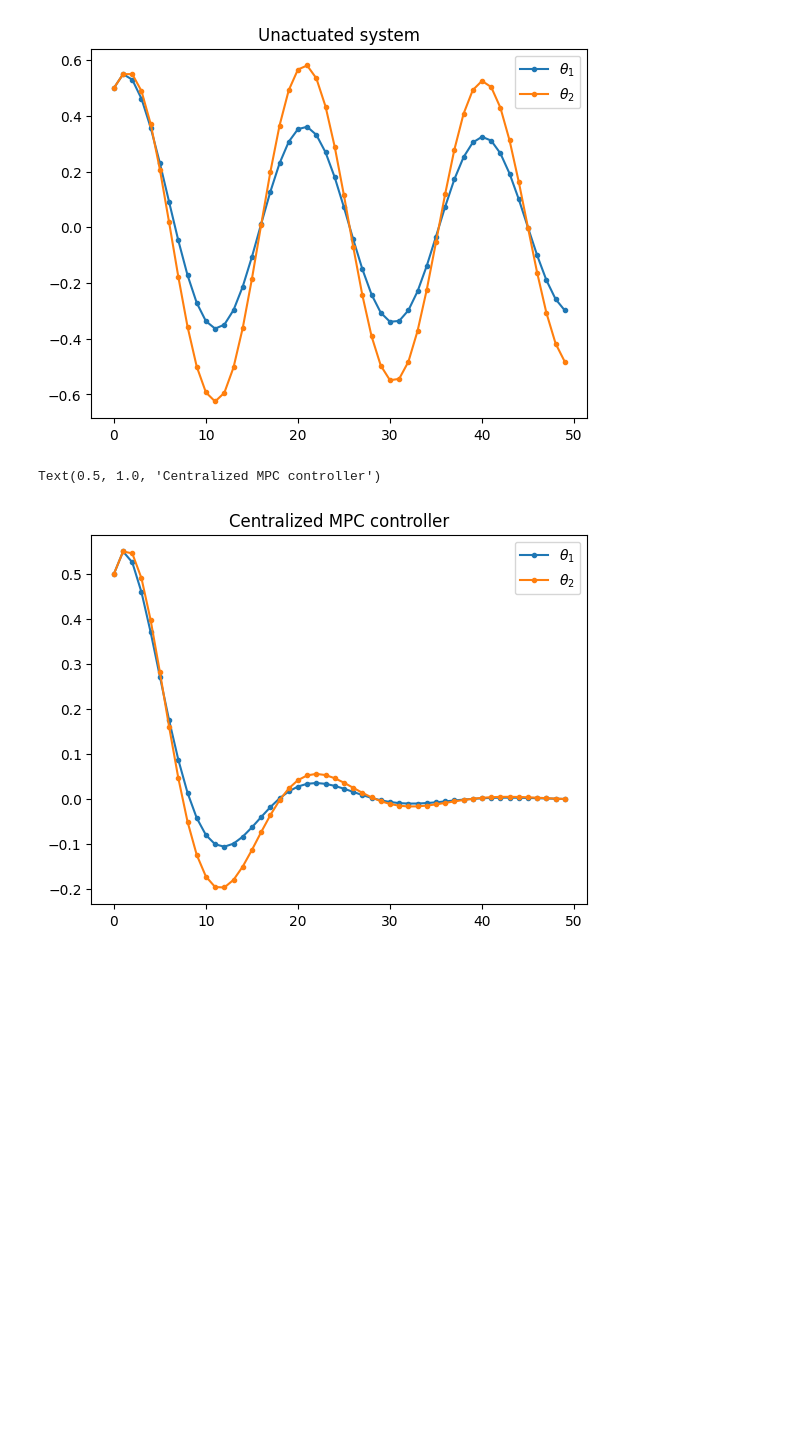
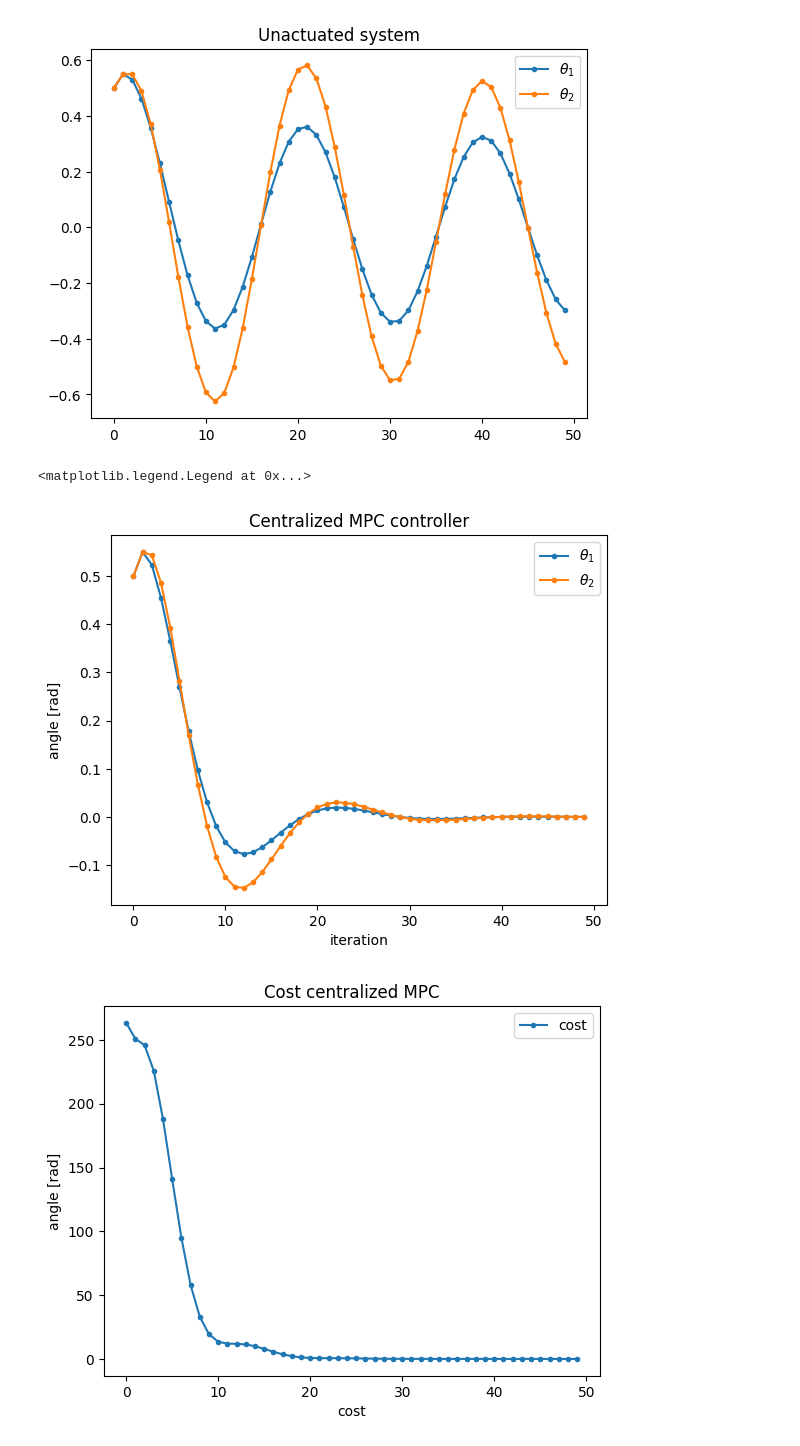
Before and after one commit to vateseif/lmpc-py, a Jupyter notebook: src/dlmpc.ipynb, the cells around one changed output. Saved outputs shown, nothing was run; the diff lists cells and outputs as text; code cells hidden in the pictures; blank space fills up the shorter version.

```diff
--- a/src/dlmpc.ipynb
+++ b/src/dlmpc.ipynb
@@ -69,32 +69,45 @@ Q = np.eye(NX)
 S = np.eye(NU)
 # %%
 # centralized MPC
+cost_mpc = np.zeros((Tsim))
 x_mpc = np.zeros((Tsim, 1, NX))
 x_mpc[0] = x0.T
 
 for t in range(Tsim-1):
   # define optim variables
-  x = cp.Variable((NX, T+1))
-  u = cp.Variable((NU, T))
+  x = cp.Variable((NX, T))
+  u = cp.Variable((NU, T-1))
   # define objective
-  objective = cp.Minimize(sum([cp.quad_form(x[:, i], Q) + cp.quad_form(u[:, i], S) for i in range(T)]))
+  objective = cp.Minimize(sum([cp.quad_form(x[:, i], Q) + cp.quad_form(u[:, i], S) for i in range(T-1)]))
   # define constraints
   constraints = [x[:, 0] == x_mpc[t].T.squeeze()]  # initial condition
-  constraints += [x[:, i+1] == A @ x[:, i] + B @ u[:, i] for i in range(T)]
+  constraints += [x[:, i+1] == A @ x[:, i] + B @ u[:, i] for i in range(T-1)]
   constraints += [x[:, -1] == np.zeros((NX))] # terminal constraint
   # solve
   prob = cp.Problem(objective, constraints)
   result = prob.solve()
   # store results
   x_mpc[t+1, 0, :] = x.value[:, 1]
+  cost_mpc[t] = prob.value
 
+plt.figure()
 plt.plot(np.arange(0, Tsim), x_mpc[:, 0, 0], ".-", label="$\\theta_1$")
 plt.plot(np.arange(0, Tsim), x_mpc[:, 0, 2], ".-", label="$\\theta_2$")
+plt.xlabel("iteration")
+plt.ylabel("angle [rad]")
 plt.title("Centralized MPC controller")
 plt.legend(loc="best")
+
+plt.figure()
+plt.plot(np.arange(0, Tsim), cost_mpc, ".-", label="cost")
+plt.xlabel("cost")
+plt.ylabel("angle [rad]")
+plt.title("Cost centralized MPC")
+plt.legend(loc="best")
 # %% [output]
-Text(0.5, 1.0, 'Centralized MPC controller')
+<matplotlib.legend.Legend at 0x...>
-[figure, old version]
+[figure, new version]
+[figure, added]
 # %%
 # feasibility constraints
 I = np.eye(NX*T)
```
Also changed, not shown: parts of 4 cells of this notebook.
